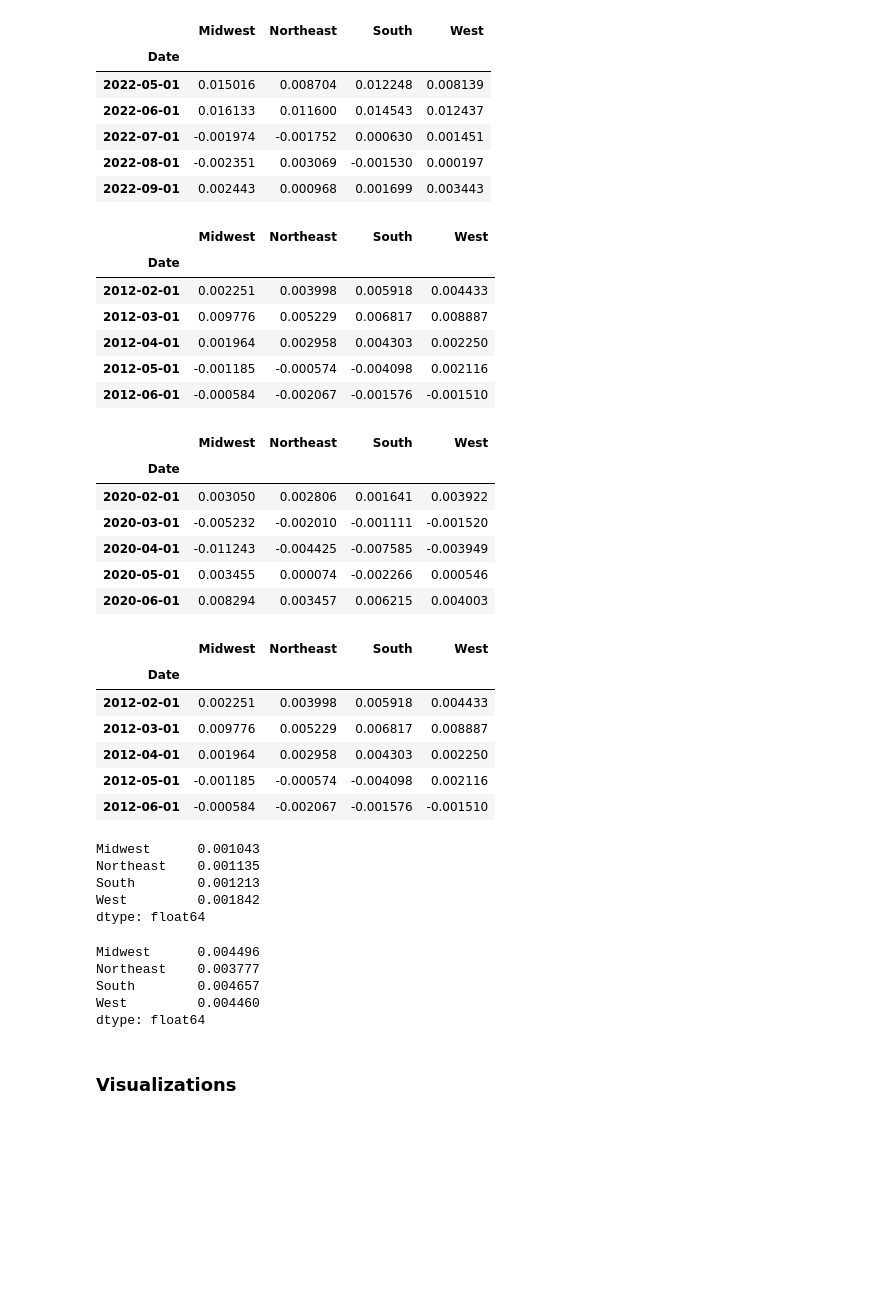
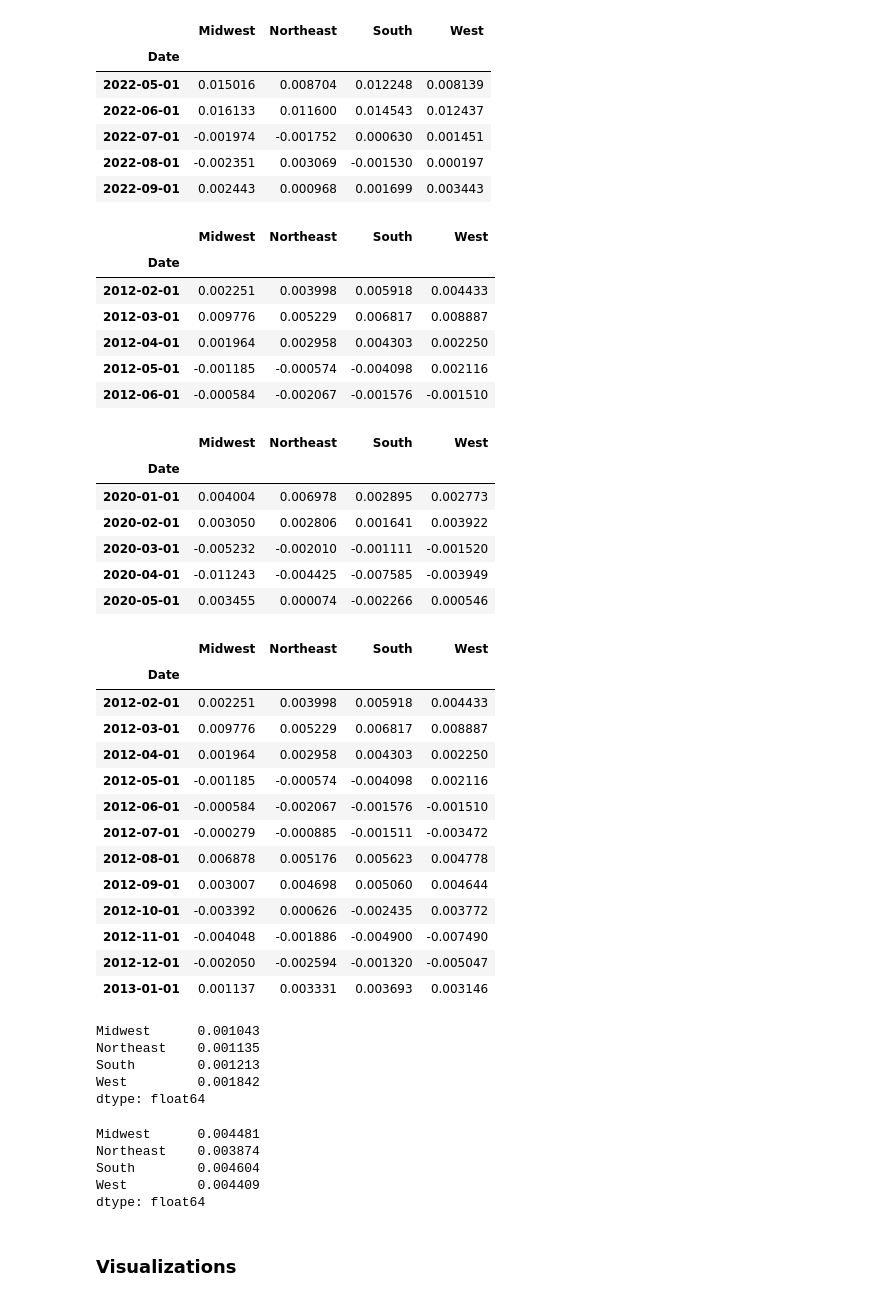
Before and after one commit to SZun/Real-Impact-of-Inflation, a Jupyter notebook: Real-Impact-Of-Inflation.ipynb, the cells around one changed output. Drawn from its saved outputs; the diff is of its cells as text; code cells hidden in the pictures; blank space fills up the shorter version.

```diff
--- a/Real-Impact-Of-Inflation.ipynb
+++ b/Real-Impact-Of-Inflation.ipynb
@@ -336,8 +334,8 @@ all_regions_pct.tail()
 | 2022-09-01 | 0.002443 | 0.000968 | 0.001699 | 0.003443 |
 # %%
 # crate seperate dataframes for dates before and after January 2020
-all_regions_pct_b20 = all_regions_pct[0:95]
-all_regions_pct_a20 = all_regions_pct[96:128]
+all_regions_pct_b20 = all_regions_pct[:95]
+all_regions_pct_a20 = all_regions_pct[95:]
 
 display(all_regions_pct_b20.head())
 display(all_regions_pct_a20.head())
@@ -351,21 +349,28 @@ display(all_regions_pct_a20.head())
 | 2012-06-01 | -0.000584 | -0.002067 | -0.001576 | -0.001510 |
 |  | Midwest | Northeast | South | West |
 | Date |  |  |  |  |
+| 2020-01-01 | 0.004004 | 0.006978 | 0.002895 | 0.002773 |
 | 2020-02-01 | 0.003050 | 0.002806 | 0.001641 | 0.003922 |
 | 2020-03-01 | -0.005232 | -0.002010 | -0.001111 | -0.001520 |
 | 2020-04-01 | -0.011243 | -0.004425 | -0.007585 | -0.003949 |
 | 2020-05-01 | 0.003455 | 0.000074 | -0.002266 | 0.000546 |
-| 2020-06-01 | 0.008294 | 0.003457 | 0.006215 | 0.004003 |
 # %%
-all_regions_pct_b20.head()
+all_regions_pct_b20.head(12)
 # %% [output]
 |  | Midwest | Northeast | South | West |
 | Date |  |  |  |  |
 | 2012-02-01 | 0.002251 | 0.003998 | 0.005918 | 0.004433 |
 | 2012-03-01 | 0.009776 | 0.005229 | 0.006817 | 0.008887 |
 | 2012-04-01 | 0.001964 | 0.002958 | 0.004303 | 0.002250 |
 | 2012-05-01 | -0.001185 | -0.000574 | -0.004098 | 0.002116 |
 | 2012-06-01 | -0.000584 | -0.002067 | -0.001576 | -0.001510 |
+| 2012-07-01 | -0.000279 | -0.000885 | -0.001511 | -0.003472 |
+| 2012-08-01 | 0.006878 | 0.005176 | 0.005623 | 0.004778 |
+| 2012-09-01 | 0.003007 | 0.004698 | 0.005060 | 0.004644 |
+| 2012-10-01 | -0.003392 | 0.000626 | -0.002435 | 0.003772 |
+| 2012-11-01 | -0.004048 | -0.001886 | -0.004900 | -0.007490 |
+| 2012-12-01 | -0.002050 | -0.002594 | -0.001320 | -0.005047 |
+| 2013-01-01 | 0.001137 | 0.003331 | 0.003693 | 0.003146 |
 # %%
 all_regions_pct_b20_avg = all_regions_pct_b20.mean()
 all_regions_pct_a20_avg = all_regions_pct_a20.mean()
@@ -378,10 +383,10 @@ Northeast    0.001135
 South        0.001213
 West         0.001842
 dtype: float64
-Midwest      0.004496
-Northeast    0.003777
-South        0.004657
-West         0.004460
+Midwest      0.004481
+Northeast    0.003874
+South        0.004604
+West         0.004409
 dtype: float64
 # %% [markdown]
 ### Visualizations
```
Also changed, not shown: parts of 8 cells of this notebook.
